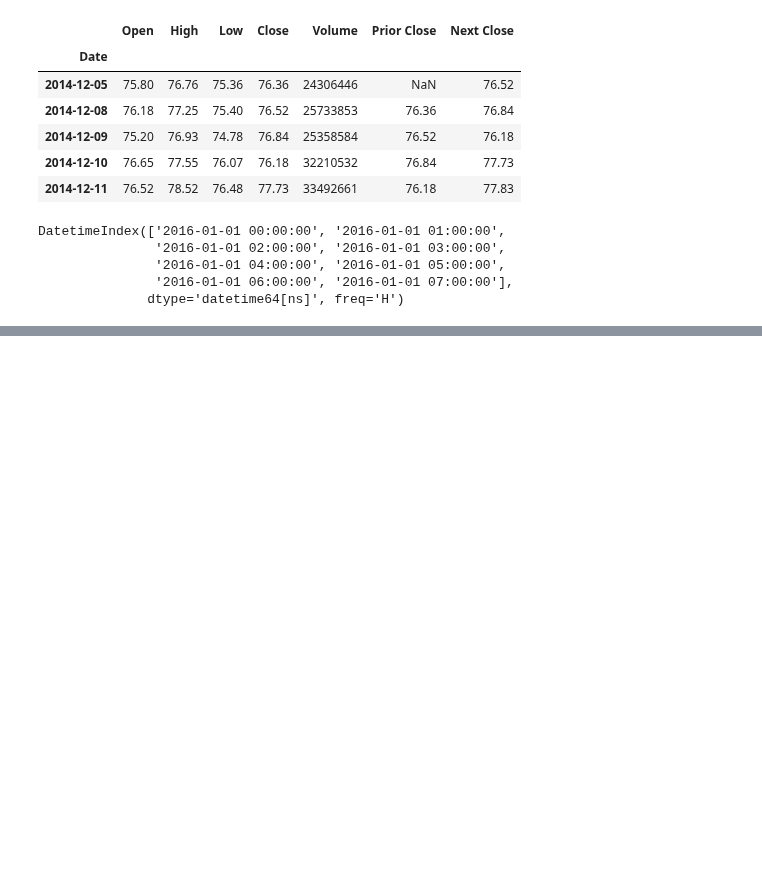
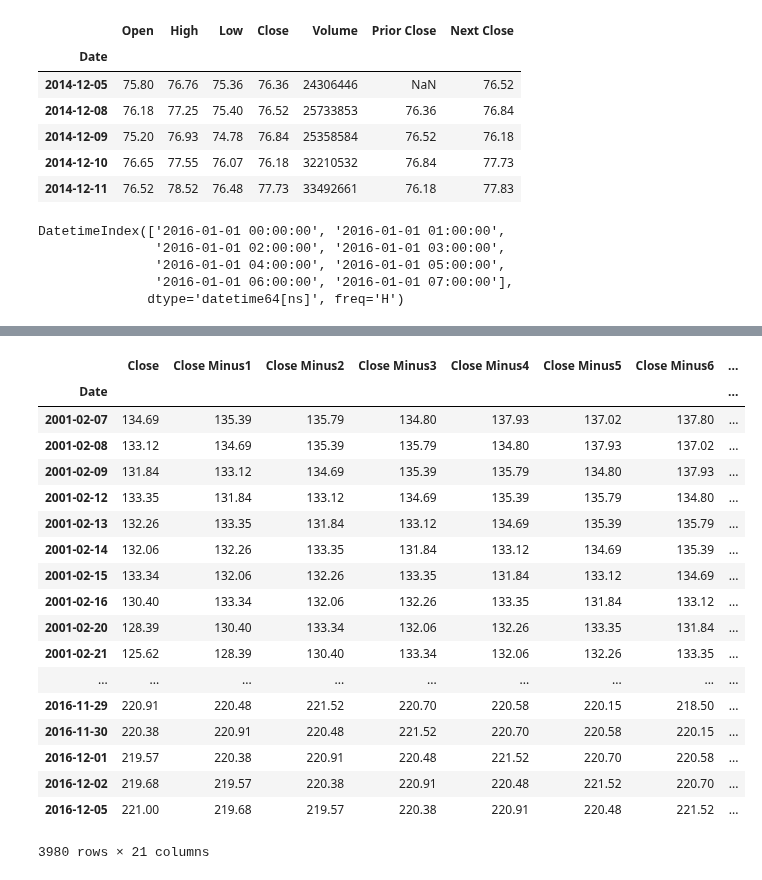
Before and after one commit to spockl/GA-DSI, a Jupyter notebook: curriculum/week-12/1.1-time-series-intro/time-series-me.ipynb, the cells around one changed output, grey strips where cells are left out. Cells and saved outputs as stored; diff of their text form; code cells hidden in the pictures; blank space fills up the shorter version.

```diff
--- a/curriculum/week-12/1.1-time-series-intro/time-series-me.ipynb
+++ b/curriculum/week-12/1.1-time-series-intro/time-series-me.ipynb
@@ -209,0 +204,27 @@ y_train = spy['Close'].shift(-1)[-1000:]
+# %%
+# Splicing. 1, 21, 1 is from 1-21, count by 1
+for i in range(1, 21, 1):
+    spy.loc[:,'Close Minus' + str(i)] = spy['Close'].shift(i)
+    spy20 = spy[[x for x in spy.columns if 'Close Minus' in x or x == 'Close']].iloc[20:,]
+# final iloc is to only take the first 20
+spy20
+# %% [output]
+|  | Close | Close Minus1 | Close Minus2 | Close Minus3 | Close Minus4 | Close Minus5 | Close Minus6 | ... |
+| Date |  |  |  |  |  |  |  | ... |
+| 2001-02-07 | 134.69 | 135.39 | 135.79 | 134.80 | 137.93 | 137.02 | 137.80 | ... |
+| 2001-02-08 | 133.12 | 134.69 | 135.39 | 135.79 | 134.80 | 137.93 | 137.02 | ... |
+| 2001-02-09 | 131.84 | 133.12 | 134.69 | 135.39 | 135.79 | 134.80 | 137.93 | ... |
+| 2001-02-12 | 133.35 | 131.84 | 133.12 | 134.69 | 135.39 | 135.79 | 134.80 | ... |
+| 2001-02-13 | 132.26 | 133.35 | 131.84 | 133.12 | 134.69 | 135.39 | 135.79 | ... |
+| 2001-02-14 | 132.06 | 132.26 | 133.35 | 131.84 | 133.12 | 134.69 | 135.39 | ... |
+| 2001-02-15 | 133.34 | 132.06 | 132.26 | 133.35 | 131.84 | 133.12 | 134.69 | ... |
+| 2001-02-16 | 130.40 | 133.34 | 132.06 | 132.26 | 133.35 | 131.84 | 133.12 | ... |
+| 2001-02-20 | 128.39 | 130.40 | 133.34 | 132.06 | 132.26 | 133.35 | 131.84 | ... |
+| 2001-02-21 | 125.62 | 128.39 | 130.40 | 133.34 | 132.06 | 132.26 | 133.35 | ... |
+| ... | ... | ... | ... | ... | ... | ... | ... | ... |
+| 2016-11-29 | 220.91 | 220.48 | 221.52 | 220.70 | 220.58 | 220.15 | 218.50 | ... |
+| 2016-11-30 | 220.38 | 220.91 | 220.48 | 221.52 | 220.70 | 220.58 | 220.15 | ... |
+| 2016-12-01 | 219.57 | 220.38 | 220.91 | 220.48 | 221.52 | 220.70 | 220.58 | ... |
+| 2016-12-02 | 219.68 | 219.57 | 220.38 | 220.91 | 220.48 | 221.52 | 220.70 | ... |
+| 2016-12-05 | 221.00 | 219.68 | 219.57 | 220.38 | 220.91 | 220.48 | 221.52 | ... |
+3980 rows × 21 columns
```
Also changed, not shown: parts of 8 cells of this notebook, 3 other files.
